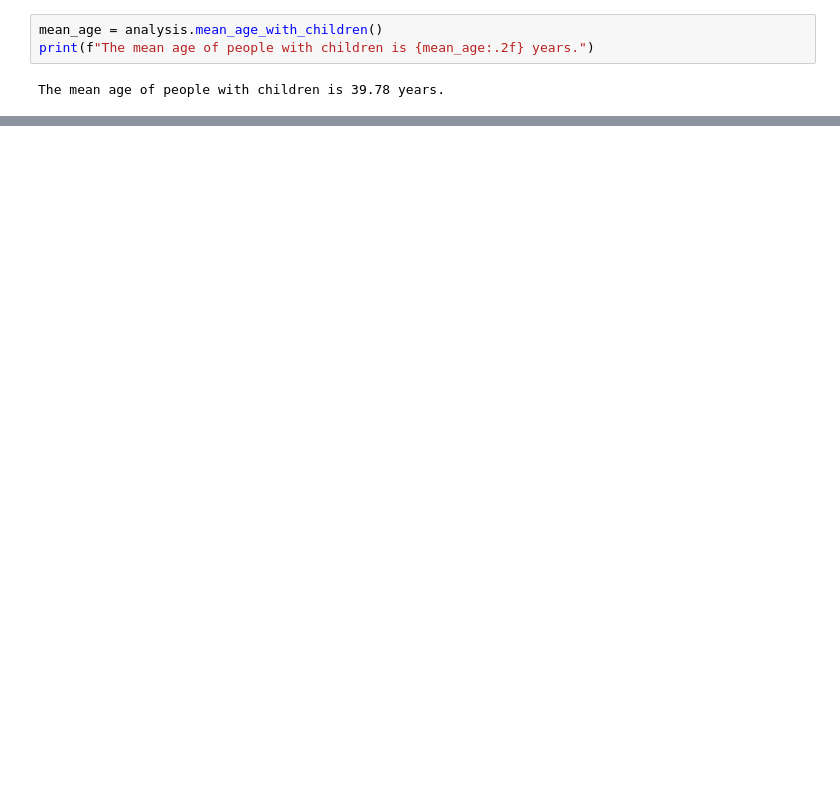
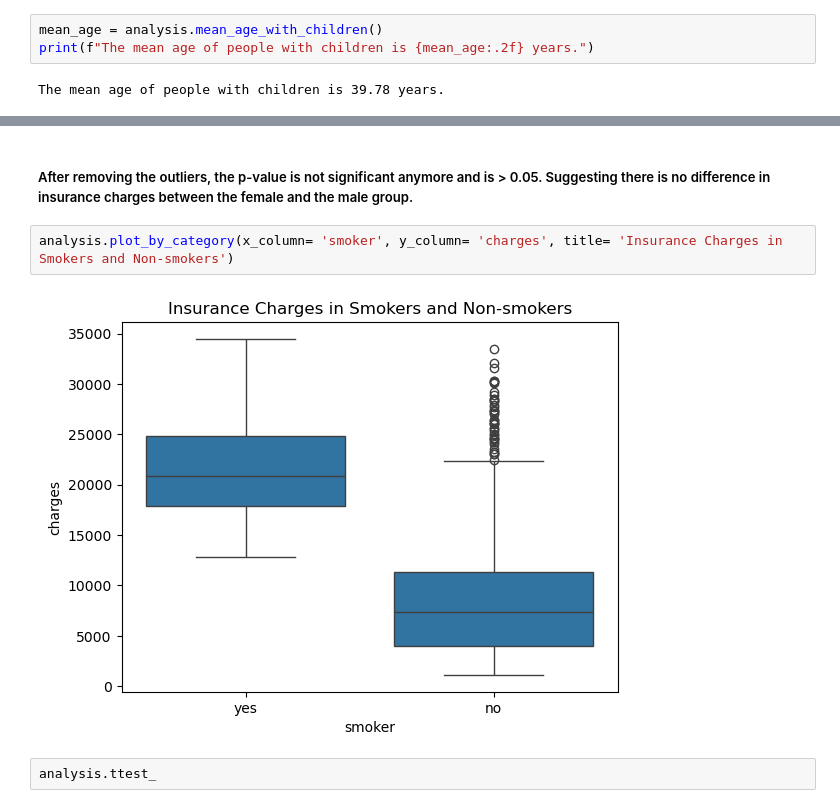
Before and after one commit to kattalyy/US_medical_insurance_data, a Jupyter notebook: US_medical_insurance.ipynb, the cells around one changed output, grey strips where cells are left out. Cells and saved outputs as stored; diff of their text form; blank space fills up the shorter version.

```diff
--- a/US_medical_insurance.ipynb
+++ b/US_medical_insurance.ipynb
@@ -141,0 +184,8 @@ analysis.plot_sex_vs_charges()
+# %% [markdown]
+##### After removing the outliers, the p-value is not significant anymore and is > 0.05. Suggesting there is no difference in insurance charges between the female and the male group.
+# %%
+analysis.plot_by_category(x_column= 'smoker', y_column= 'charges', title= 'Insurance Charges in Smokers and Non-smokers')
+# %% [output]
+[figure, added]
+# %%
+analysis.ttest_
```
Also changed, not shown: parts of 20 cells of this notebook.
